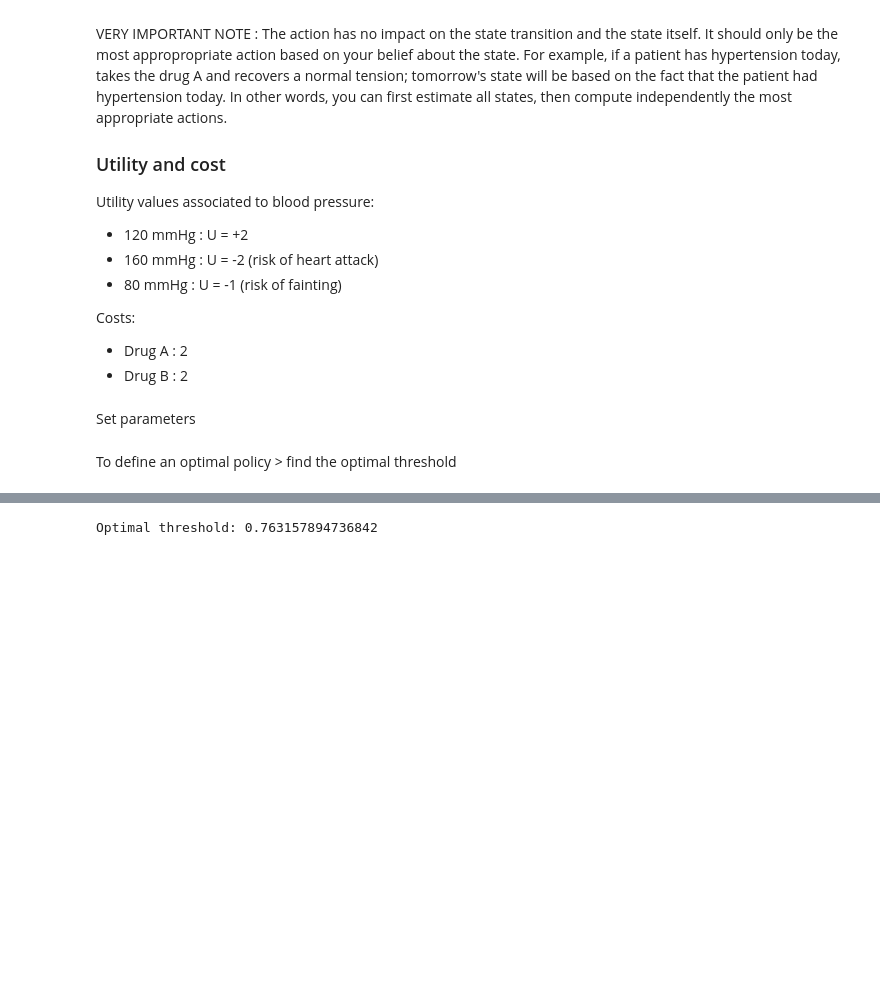
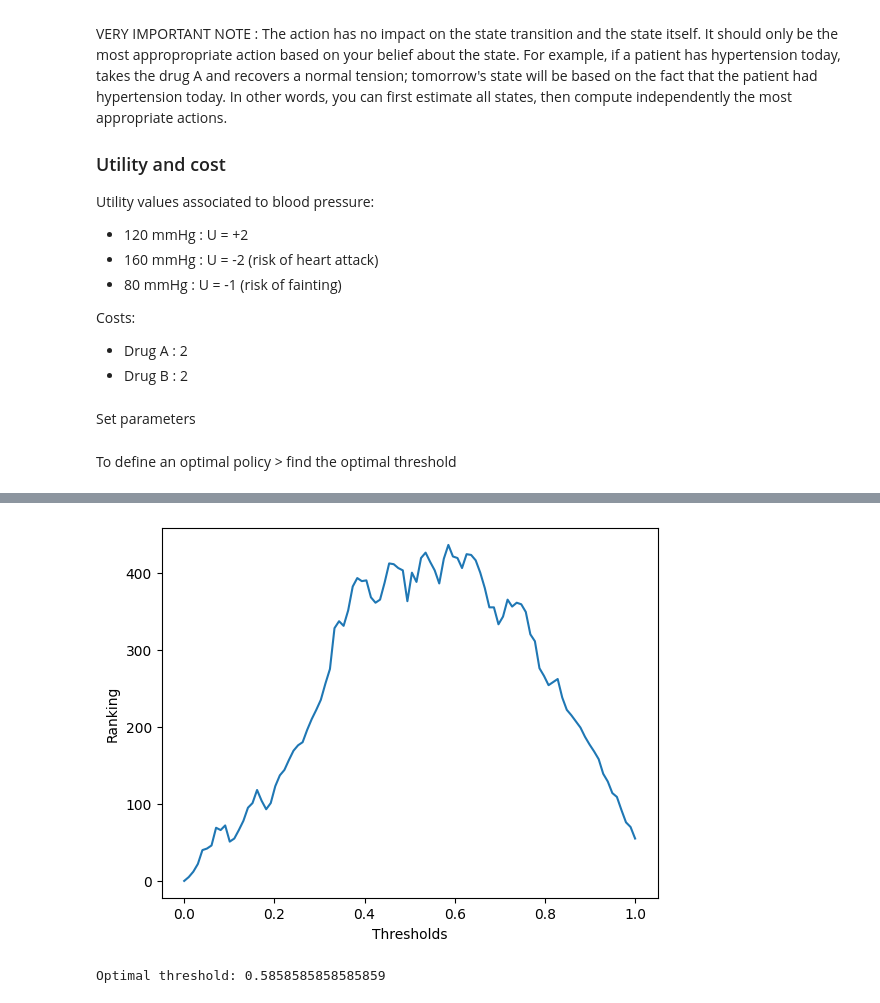
Before and after one commit to GabiYuri/trabalhos-de-ouro, a Jupyter notebook: Project 2 LGBIO/LGBIO2060_Project2.ipynb, the cells around one changed output, grey strips where cells are left out. Drawn from its saved outputs; the diff is of its cells as text; code cells hidden in the pictures; blank space fills up the shorter version.

```diff
--- a/Project 2 LGBIO/LGBIO2060_Project2.ipynb
+++ b/Project 2 LGBIO/LGBIO2060_Project2.ipynb
@@ -453,16 +444,22 @@ print(f'Optimal threshold: {optimal_threshold}')
 # %%
 ranking_thresholds = np.zeros((5, 100))     # 0: lowest mean, 99: highest mean
 for i in range(len(values)):
     sorted_indices = np.argsort(values[i])
     ranking = np.empty(len(values[i]), dtype=int)
     ranking[sorted_indices] = np.arange(len(values[i]))
 
     ranking_thresholds[i] = ranking
 
+plt.plot(thresholds, np.sum(ranking_thresholds, axis=0))
+plt.xlabel('Thresholds')
+plt.ylabel('Ranking')
+plt.show()
+
 optimal_threshold = thresholds[np.argmax(np.sum(ranking_thresholds, axis=0))]
 print(f'Optimal threshold: {optimal_threshold}')
 # %% [output]
+[figure, added]
-Optimal threshold: 0.763157894736842
+Optimal threshold: 0.5858585858585859
 # %%
 # Compute the value of the policy for each patient
 values_op = np.zeros((5, 100))
```
Also changed, not shown: parts of 7 cells of this notebook.
